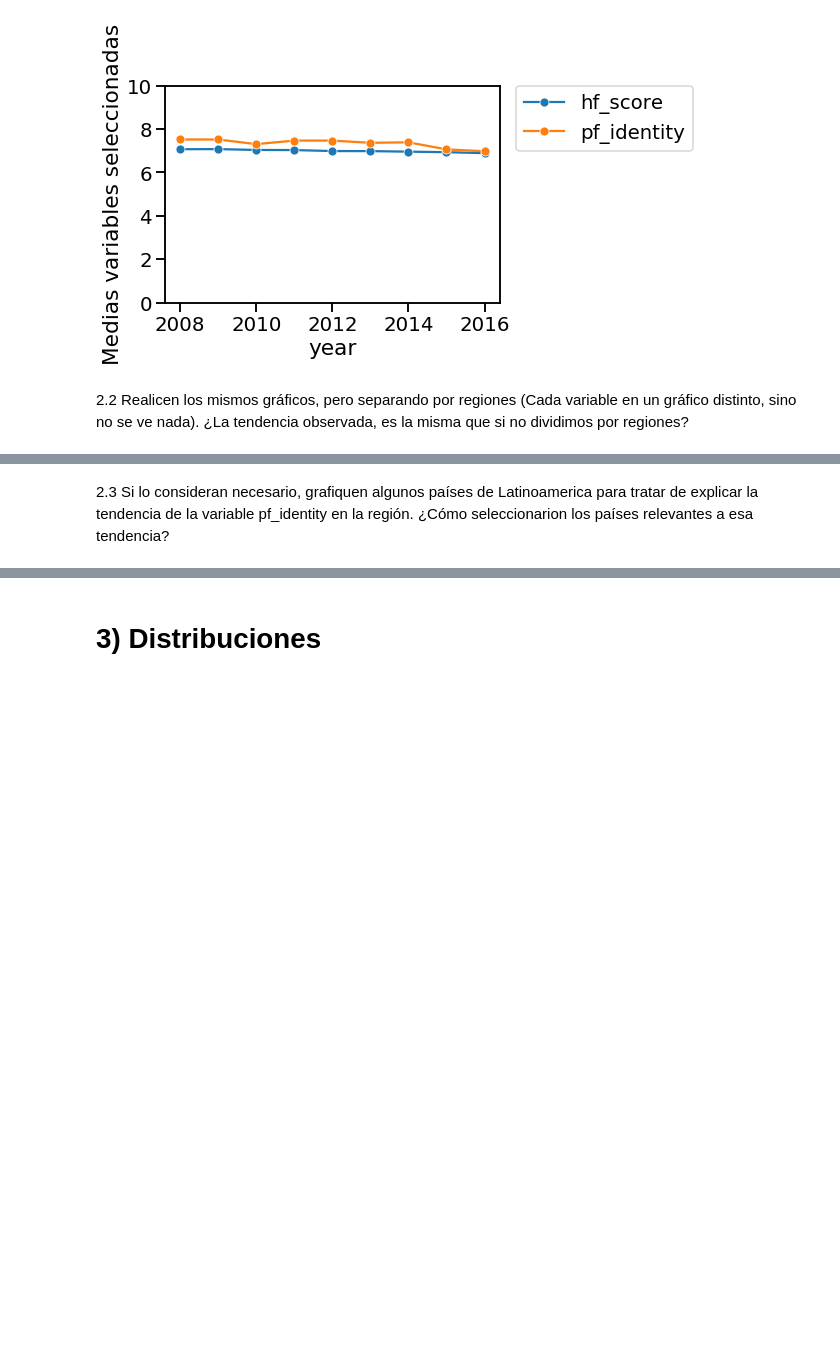
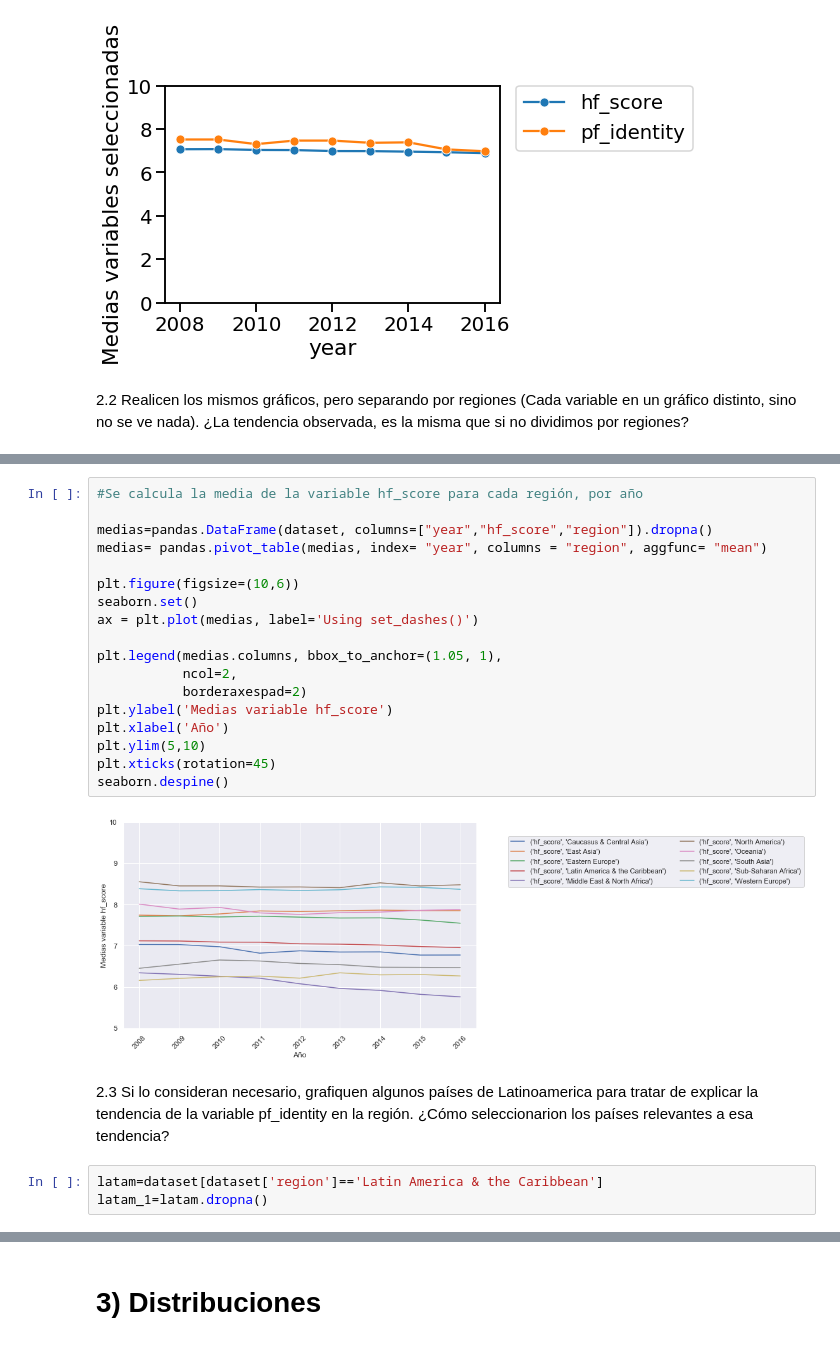
Before and after one commit to valenmongi/Diplodatos, a Jupyter notebook: Práctico N1 Estadística (1).ipynb, the cells around one changed output, grey strips where cells are left out. Cells and saved outputs as stored; diff of their text form; blank space fills up the shorter version.

```diff
--- a/Práctico N1 Estadística (1).ipynb
+++ b/Práctico N1 Estadística (1).ipynb
@@ -282,2 +306,25 @@ SyntaxError: invalid syntax (<ipython-input-37-e6afd5de1bcd>, line 4)
+# %%
+#Se calcula la media de la variable hf_score para cada región, por año
+
+medias=pandas.DataFrame(dataset, columns=["year","hf_score","region"]).dropna()
+medias= pandas.pivot_table(medias, index= "year", columns = "region", aggfunc= "mean")
+
+plt.figure(figsize=(10,6))
+seaborn.set()
+ax = plt.plot(medias, label='Using set_dashes()')
+
+plt.legend(medias.columns, bbox_to_anchor=(1.05, 1),
+           ncol=2,
+           borderaxespad=2)
+plt.ylabel('Medias variable hf_score')
+plt.xlabel('Año')
+plt.ylim(5,10)
+plt.xticks(rotation=45)
+seaborn.despine()
+# %% [output]
+[figure, added]
 # %% [markdown]
 2.3 Si lo consideran necesario, grafiquen algunos países de Latinoamerica para tratar de explicar la tendencia de la variable pf_identity en la región. ¿Cómo seleccionarion los países relevantes a esa tendencia?
+# %%
+latam=dataset[dataset['region']=='Latin America & the Caribbean']
+latam_1=latam.dropna()
```
Also changed, not shown: parts of 18 cells of this notebook.
